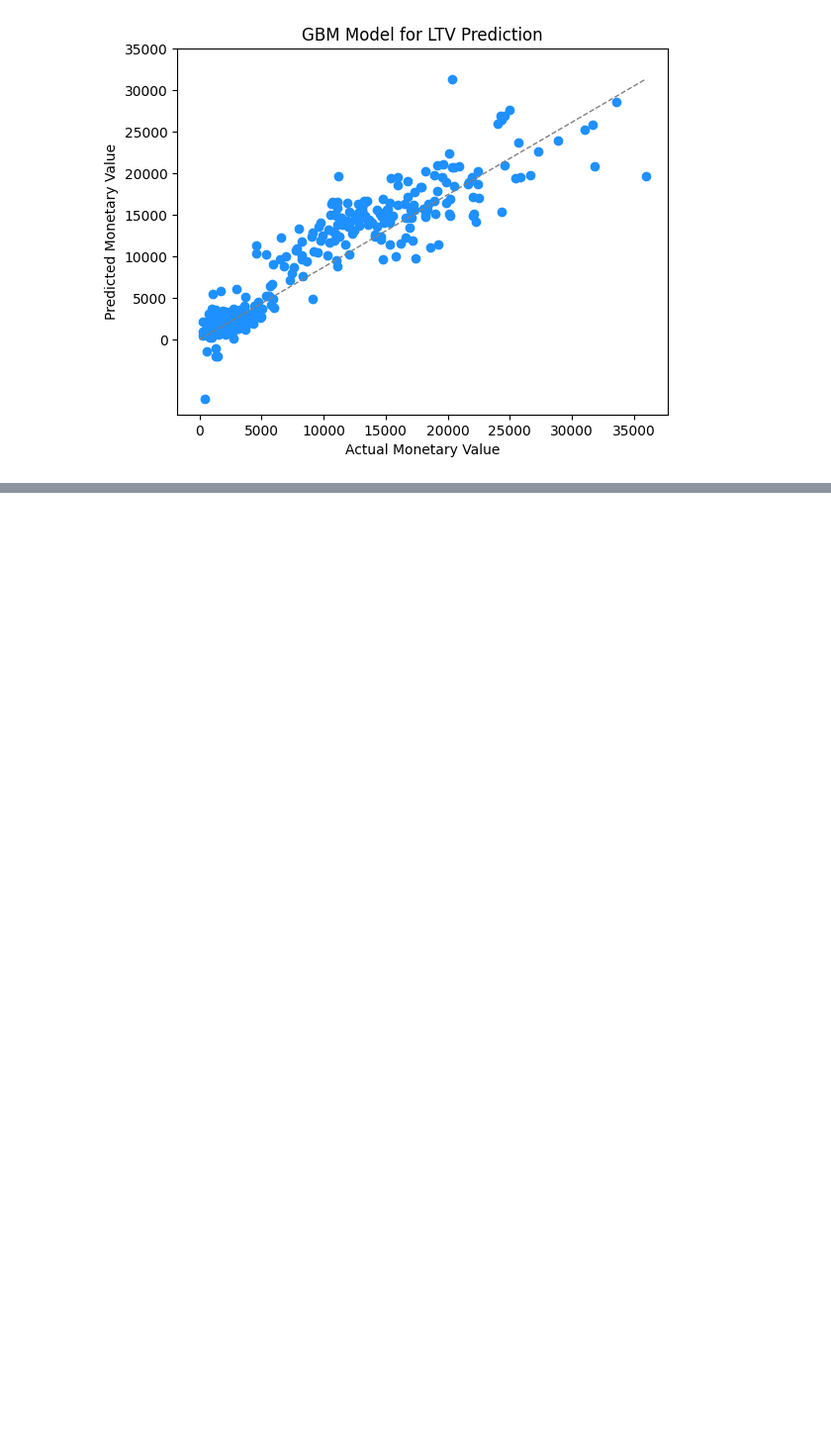
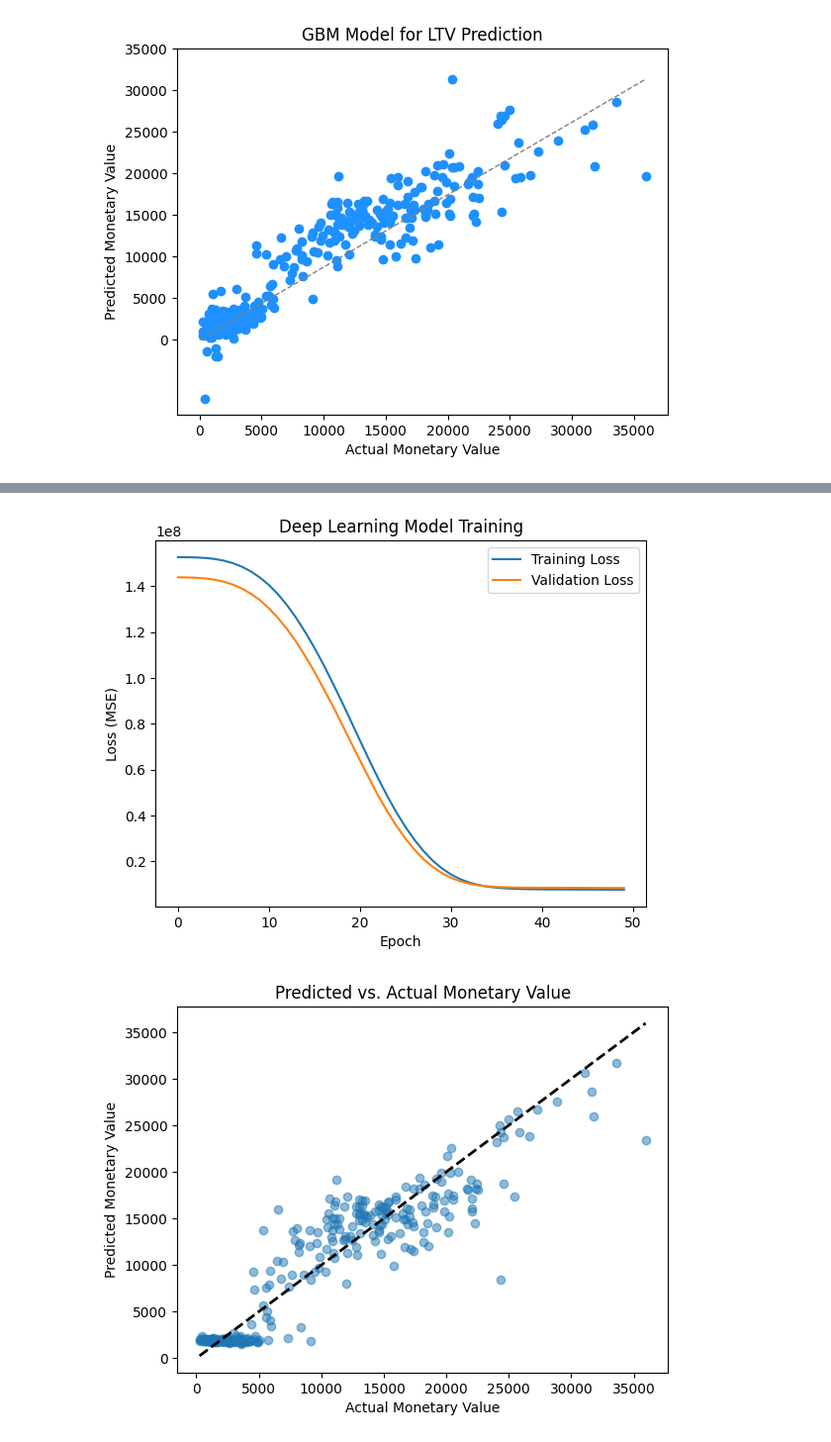
Before and after one commit to jiackylee/rfm, a Jupyter notebook: RFM_using_quartiles_and_jenks.ipynb, the cells around one changed output, grey strips where cells are left out. Shown at 99% size. Drawn from its saved outputs; the diff is of its cells as text; code cells hidden in the pictures; blank space fills up the shorter version.

```diff
--- a/RFM_using_quartiles_and_jenks.ipynb
+++ b/RFM_using_quartiles_and_jenks.ipynb
@@ -677,0 +762,56 @@ R-squared: 0.8583797852431863
+# %%
+# prompt: predicting LTV with  Keras
+
+# Assuming 'rfm' DataFrame is already prepared with 'Cluster', 'Frequency', 'Recency', and 'Monetary' columns
+
+# Prepare data for Deep Learning
+X = rfm[['Frequency', 'Recency', 'Cluster']]  # Features
+y = rfm['Monetary']  # Target variable (LTV)
+
+# Scale the features using StandardScaler
+scaler = StandardScaler()
+X = scaler.fit_transform(X)
+
+# Split data into training and testing sets
+X_train, X_test, y_train, y_test = train_test_split(X, y, test_size=0.2, random_state=42)
+
+# Define the deep learning model
+model = keras.Sequential([
+    keras.layers.Dense(64, activation='relu', input_shape=(X_train.shape[1],)),
+    keras.layers.Dense(32, activation='relu'),
+    keras.layers.Dense(1)  # Output layer for regression
+])
+
+# Compile the model
+model.compile(optimizer='adam', loss='mse', metrics=['mae'])
+
+# Train the model
+history = model.fit(X_train, y_train, epochs=50, batch_size=32, validation_split=0.2)
+
+# Evaluate the model
+loss, mae = model.evaluate(X_test, y_test)
+print("Mean Absolute Error:", mae)
+
+# Make predictions on the test set
+y_pred = model.predict(X_test)
+
+# You can further analyze the results, plot the predicted vs. actual values, and calculate other metrics
+# like R-squared, RMSE, etc.
+
+# Plot the training and validation loss
+plt.plot(history.history['loss'], label='Training Loss')
+plt.plot(history.history['val_loss'], label='Validation Loss')
+plt.xlabel('Epoch')
+plt.ylabel('Loss (MSE)')
+plt.legend()
+plt.title('Deep Learning Model Training')
+plt.show()
+
+# Plot predicted vs. actual values
+plt.scatter(y_test, y_pred, alpha=0.5)
+plt.xlabel("Actual Monetary Value")
+plt.ylabel("Predicted Monetary Value")
+plt.title("Predicted vs. Actual Monetary Value")
+plt.plot([y_test.min(), y_test.max()], [y_test.min(), y_test.max()], 'k--', lw=2)  # Add a diagonal line for reference
+plt.show()
+# %% [output]
@@ -677,0 +835,2 @@ R-squared: 0.8583797852431863
+[figure, added]
+[figure, added]
```
Also changed, not shown: parts of 4 cells of this notebook.
